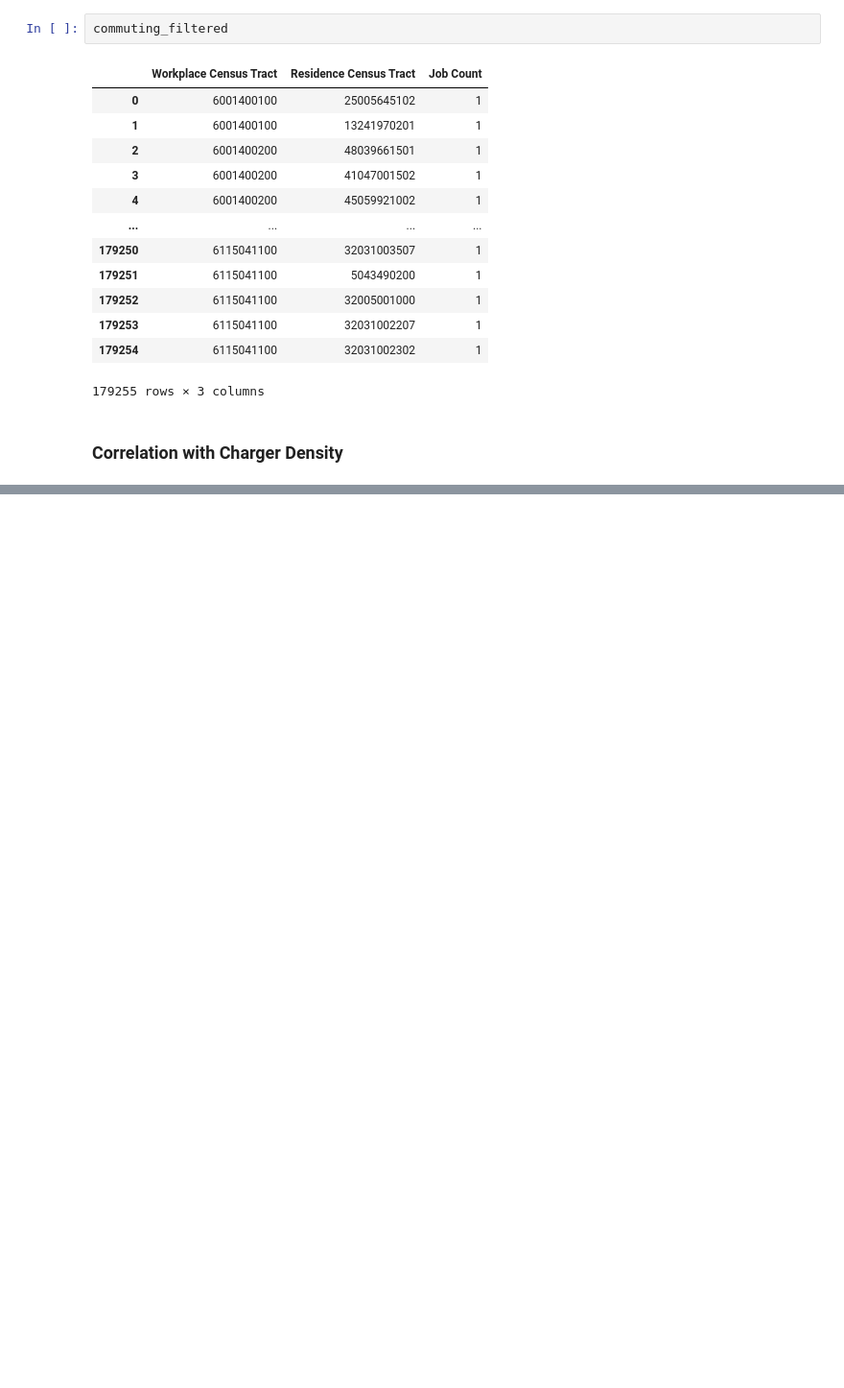
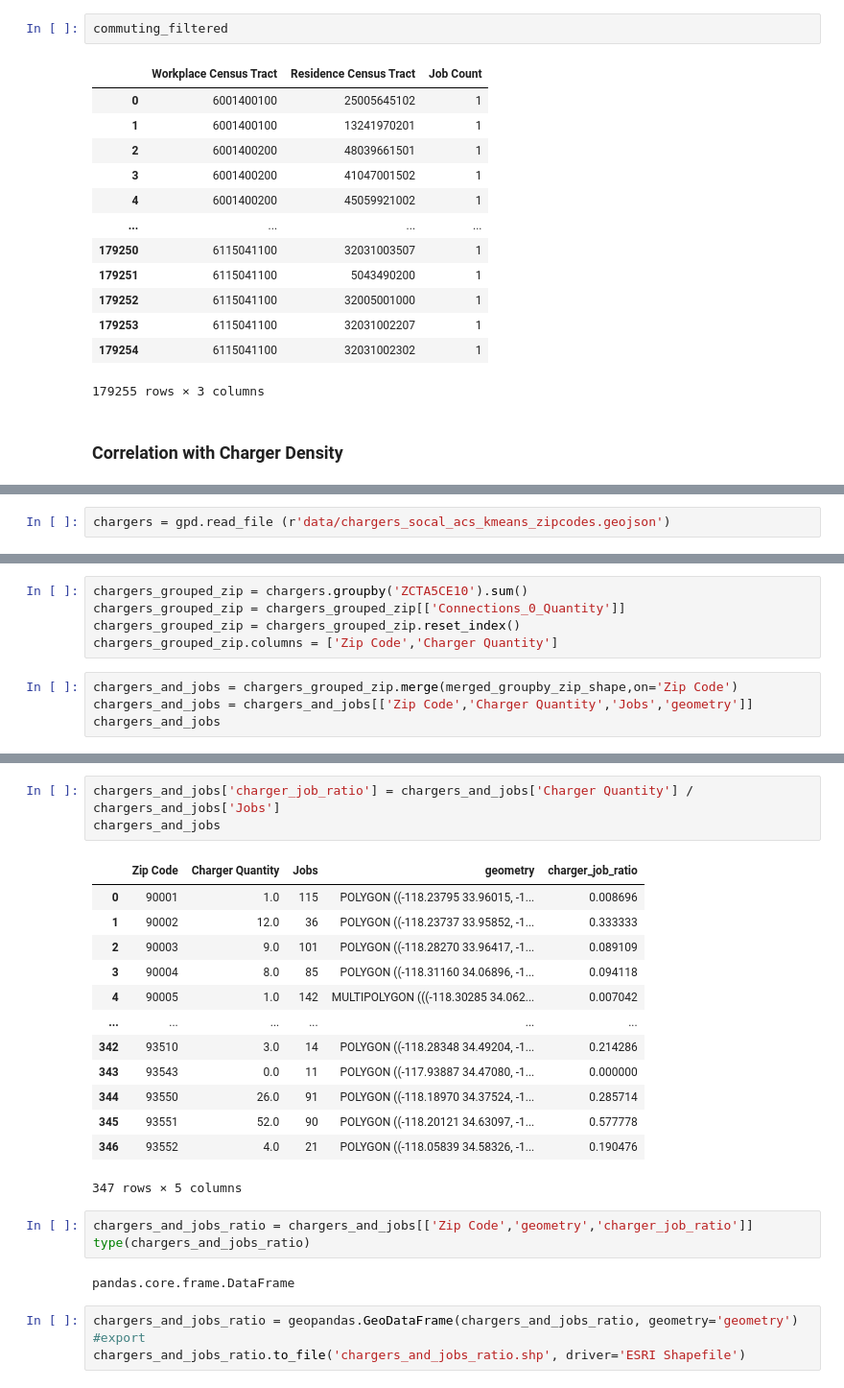
Before and after one commit to jarviskroos7/SoCalEVCSNetwork, a Jupyter notebook: notebooks/lehd.ipynb, the cells around one changed output, grey strips where cells are left out. Shown at 96% size. Saved outputs shown, nothing was run; the diff lists cells and outputs as text; blank space fills up the shorter version.

```diff
--- a/notebooks/lehd.ipynb
+++ b/notebooks/lehd.ipynb
@@ -247,0 +246,2 @@ chargers_socal_acs_kmeans_zipcodes.geojson
+# %%
+chargers = gpd.read_file (r'data/chargers_socal_acs_kmeans_zipcodes.geojson')
@@ -247,0 +259,9 @@ chargers_socal_acs_kmeans_zipcodes.geojson
+# %%
+chargers_grouped_zip = chargers.groupby('ZCTA5CE10').sum()
+chargers_grouped_zip = chargers_grouped_zip[['Connections_0_Quantity']]
+chargers_grouped_zip = chargers_grouped_zip.reset_index()
+chargers_grouped_zip.columns = ['Zip Code','Charger Quantity']
+# %%
+chargers_and_jobs = chargers_grouped_zip.merge(merged_groupby_zip_shape,on='Zip Code')
+chargers_and_jobs = chargers_and_jobs[['Zip Code','Charger Quantity','Jobs','geometry']]
+chargers_and_jobs
@@ -247,0 +282,26 @@ chargers_socal_acs_kmeans_zipcodes.geojson
+# %%
+chargers_and_jobs['charger_job_ratio'] = chargers_and_jobs['Charger Quantity'] / chargers_and_jobs['Jobs']
+chargers_and_jobs
+# %% [output]
+|  | Zip Code | Charger Quantity | Jobs | geometry | charger_job_ratio |
+| 0 | 90001 | 1.0 | 115 | POLYGON ((-118.23795 33.96015, -1... | 0.008696 |
+| 1 | 90002 | 12.0 | 36 | POLYGON ((-118.23737 33.95852, -1... | 0.333333 |
+| 2 | 90003 | 9.0 | 101 | POLYGON ((-118.28270 33.96417, -1... | 0.089109 |
+| 3 | 90004 | 8.0 | 85 | POLYGON ((-118.31160 34.06896, -1... | 0.094118 |
+| 4 | 90005 | 1.0 | 142 | MULTIPOLYGON (((-118.30285 34.062... | 0.007042 |
+| ... | ... | ... | ... | ... | ... |
+| 342 | 93510 | 3.0 | 14 | POLYGON ((-118.28348 34.49204, -1... | 0.214286 |
+| 343 | 93543 | 0.0 | 11 | POLYGON ((-117.93887 34.47080, -1... | 0.000000 |
+| 344 | 93550 | 26.0 | 91 | POLYGON ((-118.18970 34.37524, -1... | 0.285714 |
+| 345 | 93551 | 52.0 | 90 | POLYGON ((-118.20121 34.63097, -1... | 0.577778 |
+| 346 | 93552 | 4.0 | 21 | POLYGON ((-118.05839 34.58326, -1... | 0.190476 |
+347 rows × 5 columns
+# %%
+chargers_and_jobs_ratio = chargers_and_jobs[['Zip Code','geometry','charger_job_ratio']]
+type(chargers_and_jobs_ratio)
+# %% [output]
+pandas.core.frame.DataFrame
+# %%
+chargers_and_jobs_ratio = geopandas.GeoDataFrame(chargers_and_jobs_ratio, geometry='geometry')
+#export
+chargers_and_jobs_ratio.to_file('chargers_and_jobs_ratio.shp', driver='ESRI Shapefile')
```
Also changed, not shown: parts of 4 cells of this notebook, 6 other files.
